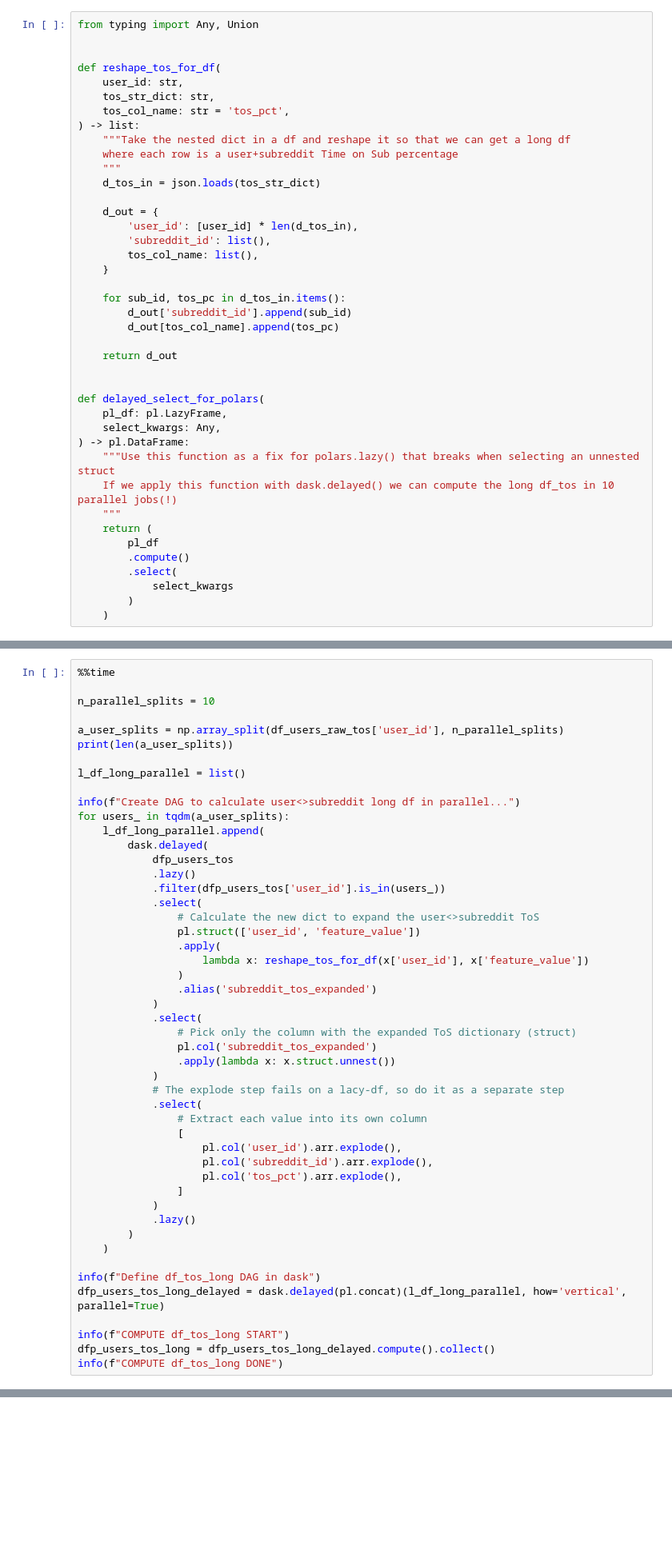
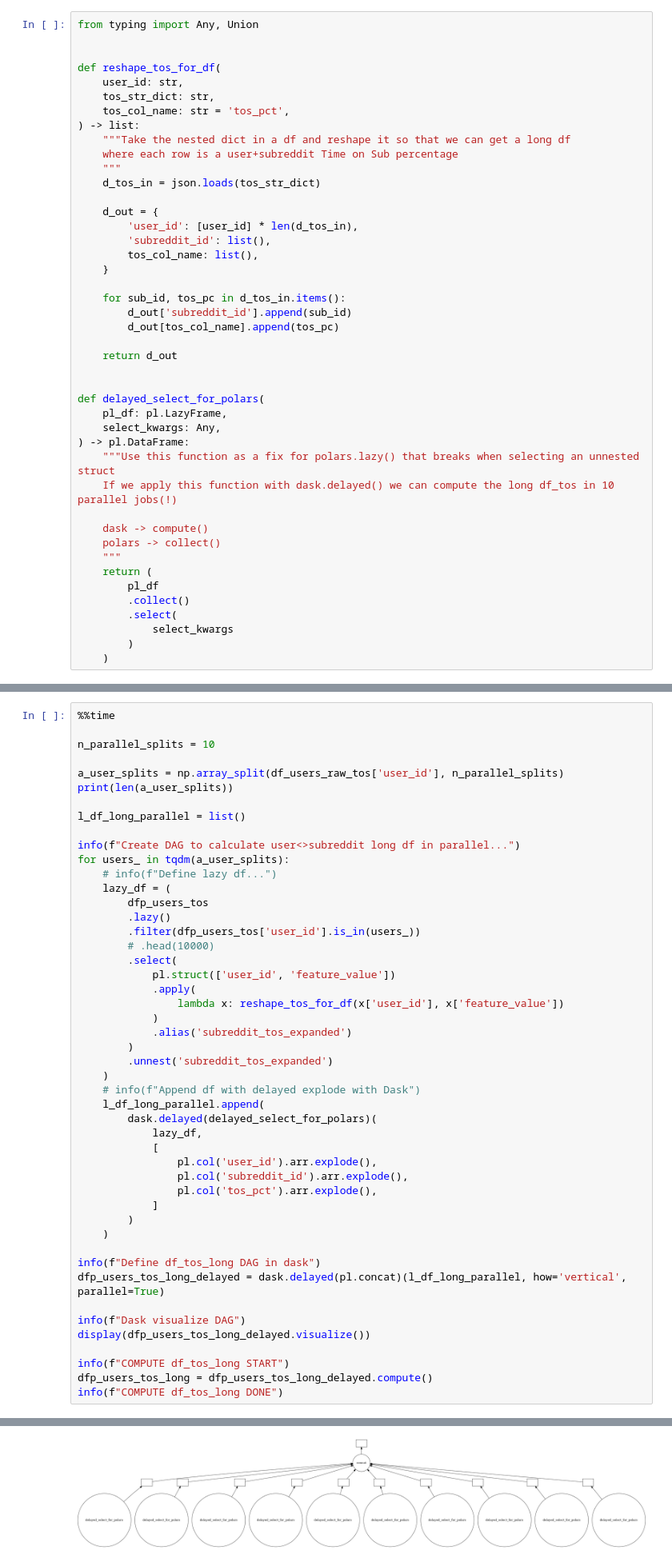
Before and after one commit to nazanin-zinouri/subclu, a Jupyter notebook: notebooks/pn_modeling/djb_01.00-2023-04-07-user_embeddings_agg_testing.ipynb, the cells around one changed output, grey strips where cells are left out. Shown at 80% size. Saved outputs shown, nothing was run; the diff lists cells and outputs as text; blank space fills up the shorter version.

Commit message:
Add dask manual parellel function

```diff
--- a/notebooks/pn_modeling/djb_01.00-2023-04-07-user_embeddings_agg_testing.ipynb
+++ b/notebooks/pn_modeling/djb_01.00-2023-04-07-user_embeddings_agg_testing.ipynb
@@ -115,10 +115,13 @@ def delayed_select_for_polars(
 ) -> pl.DataFrame:
     """Use this function as a fix for polars.lazy() that breaks when selecting an unnested struct
     If we apply this function with dask.delayed() we can compute the long df_tos in 10 parallel jobs(!)
+
+    dask -> compute()
+    polars -> collect()
     """
     return (
         pl_df
-        .compute()
+        .collect()
         .select(
             select_kwargs
         )
@@ -612,41 +623,40 @@ l_df_long_parallel = list()
 
 info(f"Create DAG to calculate user<>subreddit long df in parallel...")
 for users_ in tqdm(a_user_splits):
+    # info(f"Define lazy df...")
+    lazy_df = (
+        dfp_users_tos
+        .lazy()
+        .filter(dfp_users_tos['user_id'].is_in(users_))
+        # .head(10000)
+        .select(
+            pl.struct(['user_id', 'feature_value'])
+            .apply(
+                lambda x: reshape_tos_for_df(x['user_id'], x['feature_value'])
+            )
+            .alias('subreddit_tos_expanded')
+        )
+        .unnest('subreddit_tos_expanded')
+    )
+    # info(f"Append df with delayed explode with Dask")
     l_df_long_parallel.append(
-        dask.delayed(
-            dfp_users_tos
-            .lazy()
-            .filter(dfp_users_tos['user_id'].is_in(users_))
-            .select(
-                # Calculate the new dict to expand the user<>subreddit ToS
-                pl.struct(['user_id', 'feature_value'])
-                .apply(
-                    lambda x: reshape_tos_for_df(x['user_id'], x['feature_value'])
-                )
-                .alias('subreddit_tos_expanded')
-            )
-            .select(
-                # Pick only the column with the expanded ToS dictionary (struct)
-                pl.col('subreddit_tos_expanded')
-                .apply(lambda x: x.struct.unnest())
-            )
-            # The explode step fails on a lacy-df, so do it as a separate step
-            .select(
-                # Extract each value into its own column
-                [
-                    pl.col('user_id').arr.explode(),
-                    pl.col('subreddit_id').arr.explode(),
-                    pl.col('tos_pct').arr.explode(),
-                ]
-            )
-            .lazy()
+        dask.delayed(delayed_select_for_polars)(
+            lazy_df,
+            [
+                pl.col('user_id').arr.explode(),
+                pl.col('subreddit_id').arr.explode(),
+                pl.col('tos_pct').arr.explode(),
+            ]
         )
     )
 
 info(f"Define df_tos_long DAG in dask")
 dfp_users_tos_long_delayed = dask.delayed(pl.concat)(l_df_long_parallel, how='vertical', parallel=True)
 
+info(f"Dask visualize DAG")
+display(dfp_users_tos_long_delayed.visualize())
+
 info(f"COMPUTE df_tos_long START")
-dfp_users_tos_long = dfp_users_tos_long_delayed.compute().collect()
+dfp_users_tos_long = dfp_users_tos_long_delayed.compute()
 info(f"COMPUTE df_tos_long DONE")
 # %% [output]
@@ -656,0 +667 @@ info(f"COMPUTE df_tos_long DONE")
+[figure, added]
```
Also changed, not shown: parts of 8 cells of this notebook, 1 other file.
